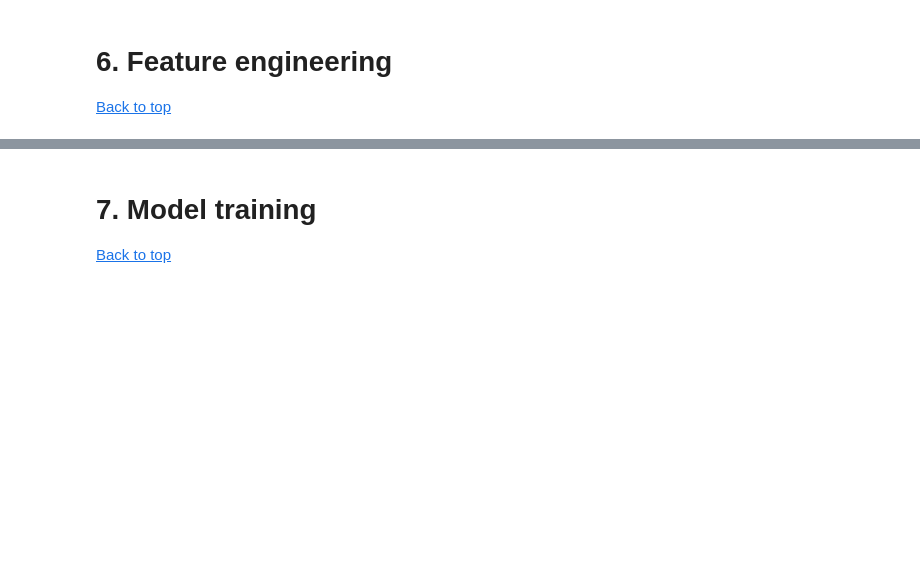
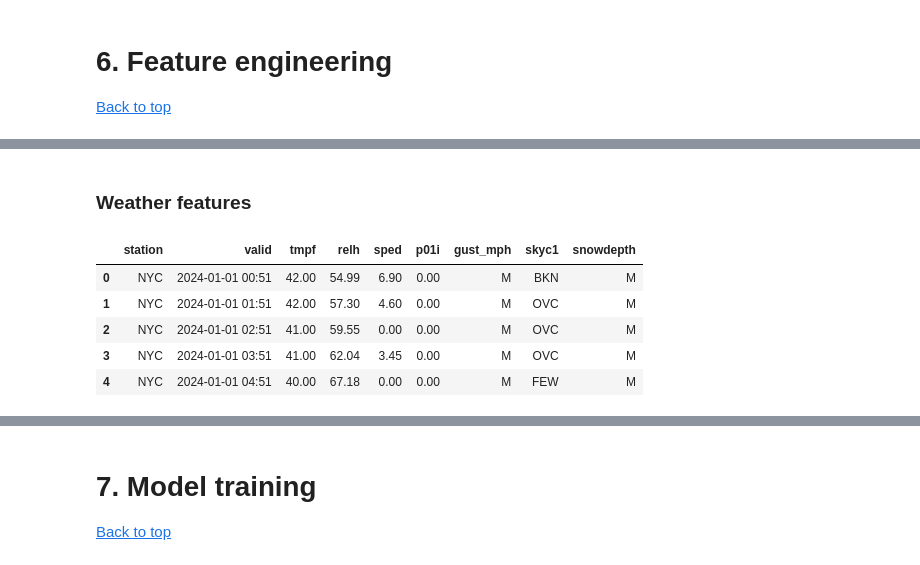
Before and after one commit to kermityan/NYC_taxi_price_predict, a Jupyter notebook: taxi_price_prediction.ipynb, the cells around one changed output, grey strips where cells are left out. Saved outputs shown, nothing was run; the diff lists cells and outputs as text; code cells hidden in the pictures; blank space fills up the shorter version.

```diff
--- a/taxi_price_prediction.ipynb
+++ b/taxi_price_prediction.ipynb
@@ -491,0 +573,12 @@ df_new_features =
+# %% [markdown]
+### Weather features
+# %%
+df_weather = pd.read_csv('./data/NYC_weather_24_1_6.csv')
+df_weather.head()
+# %% [output]
+|  | station | valid | tmpf | relh | sped | p01i | gust_mph | skyc1 | snowdepth |
+| 0 | NYC | 2024-01-01 00:51 | 42.00 | 54.99 | 6.90 | 0.00 | M | BKN | M |
+| 1 | NYC | 2024-01-01 01:51 | 42.00 | 57.30 | 4.60 | 0.00 | M | OVC | M |
+| 2 | NYC | 2024-01-01 02:51 | 41.00 | 59.55 | 0.00 | 0.00 | M | OVC | M |
+| 3 | NYC | 2024-01-01 03:51 | 41.00 | 62.04 | 3.45 | 0.00 | M | OVC | M |
+| 4 | NYC | 2024-01-01 04:51 | 40.00 | 67.18 | 0.00 | 0.00 | M | FEW | M |
```
Also changed, not shown: parts of 41 cells of this notebook, 1 other file.
